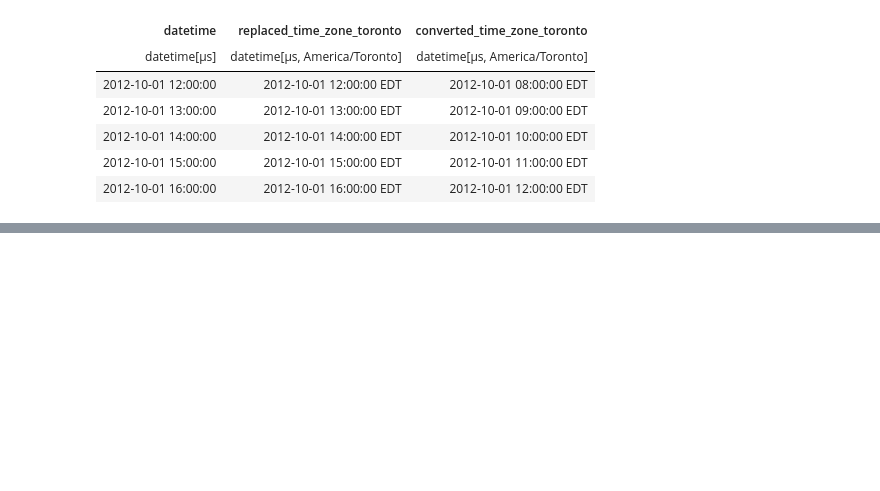
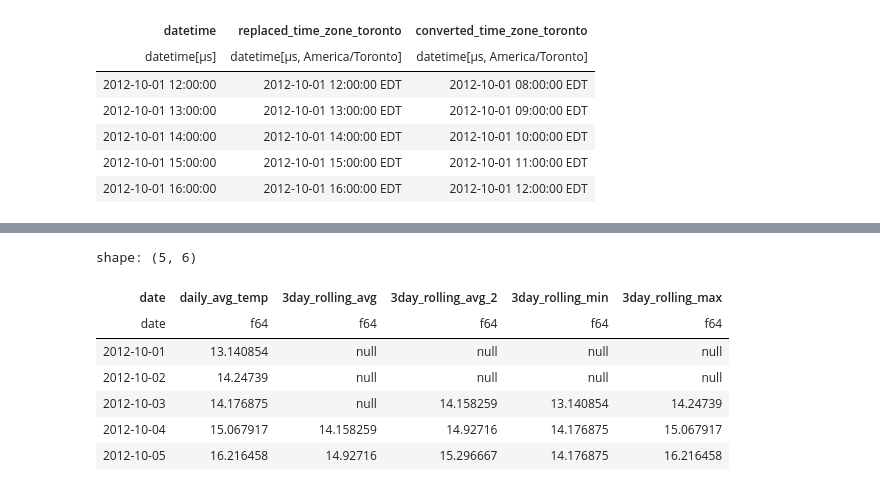
Before and after one commit to PacktPublishing/Polars-Cookbook, a Jupyter notebook: Chapter09/ch09.ipynb, the cells around one changed output, grey strips where cells are left out. Saved outputs shown, nothing was run; the diff lists cells and outputs as text; code cells hidden in the pictures; blank space fills up the shorter version.

```diff
--- a/Chapter09/ch09.ipynb
+++ b/Chapter09/ch09.ipynb
@@ -158,0 +207,13 @@ shape: (5, 3)
+# %%
+daily_avg_temperature_lf = (
+    lf
+    .select(
+        pl.col('datetime').dt.date().alias('date'),
+        'temperature'
+    )
+    .group_by('date', maintain_order=True)
+    .agg(
+        pl.col('temperature').mean().alias('daily_avg_temp')
+    )
+)
+daily_avg_temperature_lf.head().collect()
@@ -158,0 +229,23 @@ shape: (5, 3)
+# %%
+(
+    daily_avg_temperature_lf
+    .select(
+        'date',
+        'daily_avg_temp',
+        pl.col('daily_avg_temp').rolling_mean(4).alias('3day_rolling_avg'),
+        pl.col('daily_avg_temp').rolling_mean(4, center=True).alias('3day_rolling_avg_2'),
+        pl.col('daily_avg_temp').rolling_min(3).alias('3day_rolling_min'),
+        pl.col('daily_avg_temp').rolling_max(3).alias('3day_rolling_max')
+    )
+    .head()
+    .collect()
+)
+# %% [output]
+shape: (5, 6)
+| date | daily_avg_temp | 3day_rolling_avg | 3day_rolling_avg_2 | 3day_rolling_min | 3day_rolling_max |
+| date | f64 | f64 | f64 | f64 | f64 |
+| 2012-10-01 | 13.140854 | null | null | null | null |
+| 2012-10-02 | 14.24739 | null | null | null | null |
+| 2012-10-03 | 14.176875 | null | 14.158259 | 13.140854 | 14.24739 |
+| 2012-10-04 | 15.067917 | 14.158259 | 14.92716 | 14.176875 | 15.067917 |
+| 2012-10-05 | 16.216458 | 14.92716 | 15.296667 | 14.176875 | 16.216458 |
```
Also changed, not shown: parts of 11 cells of this notebook.
